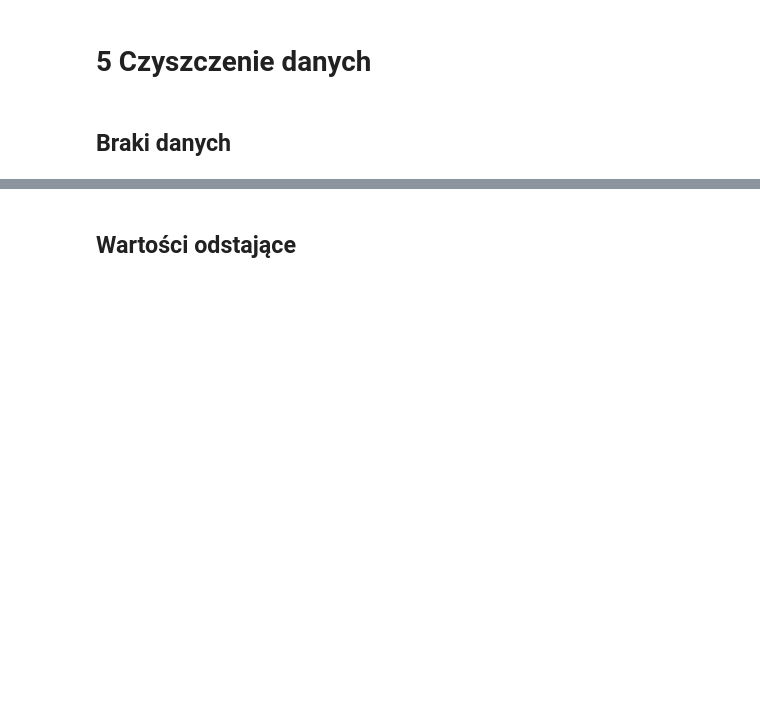
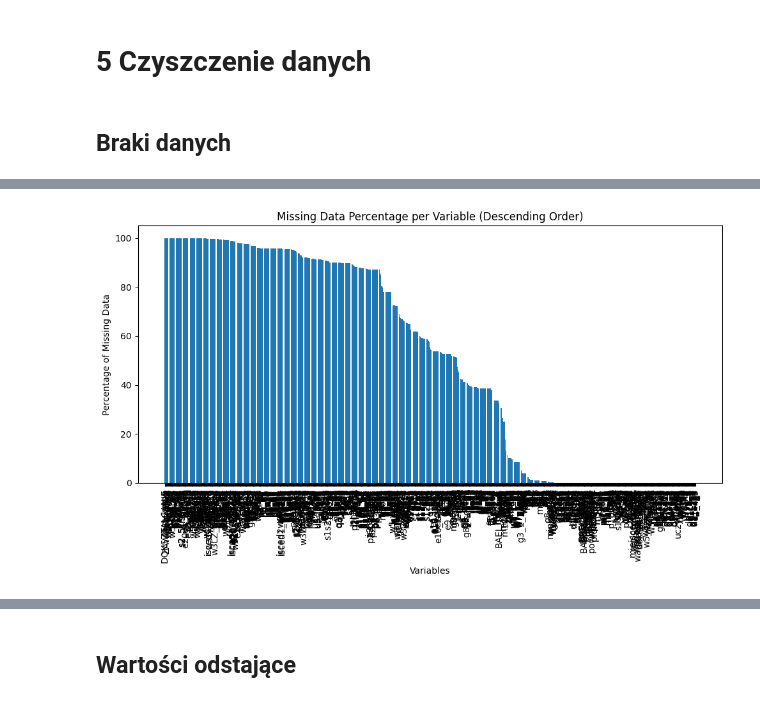
Before and after one commit to HelloSwiat/AGH_Analiza_Danych, a Jupyter notebook: Praca_zaliczeniowa_Analiza_Danych_w_Biznesie.ipynb, the cells around one changed output, grey strips where cells are left out. Saved outputs shown, nothing was run; the diff lists cells and outputs as text; code cells hidden in the pictures; blank space fills up the shorter version.

```diff
--- a/Praca_zaliczeniowa_Analiza_Danych_w_Biznesie.ipynb
+++ b/Praca_zaliczeniowa_Analiza_Danych_w_Biznesie.ipynb
@@ -460,0 +358,20 @@ m2
+# %%
+# Assuming 'missing_percentage' is already calculated as in your provided code
+# missing_data = df_L1.isnull().sum()
+# total_rows = len(df_L1)
+# missing_percentage = (missing_data / total_rows) * 100
+
+# Sort missing data in descending order
+missing_percentage_sorted = missing_percentage.sort_values(ascending=False)
+
+# Create the histogram
+plt.figure(figsize=(10, 6))  # Adjust figure size as needed
+plt.bar(missing_percentage_sorted.index, missing_percentage_sorted.values)
+plt.xlabel("Variables")
+plt.ylabel("Percentage of Missing Data")
+plt.title("Missing Data Percentage per Variable (Descending Order)")
+plt.xticks(rotation=90)  # Rotate x-axis labels for better readability
+plt.tight_layout()  # Adjust layout to prevent labels from overlapping
+plt.show()
+# %% [output]
+[figure, added]
```
Also changed, not shown: parts of 37 cells of this notebook.
